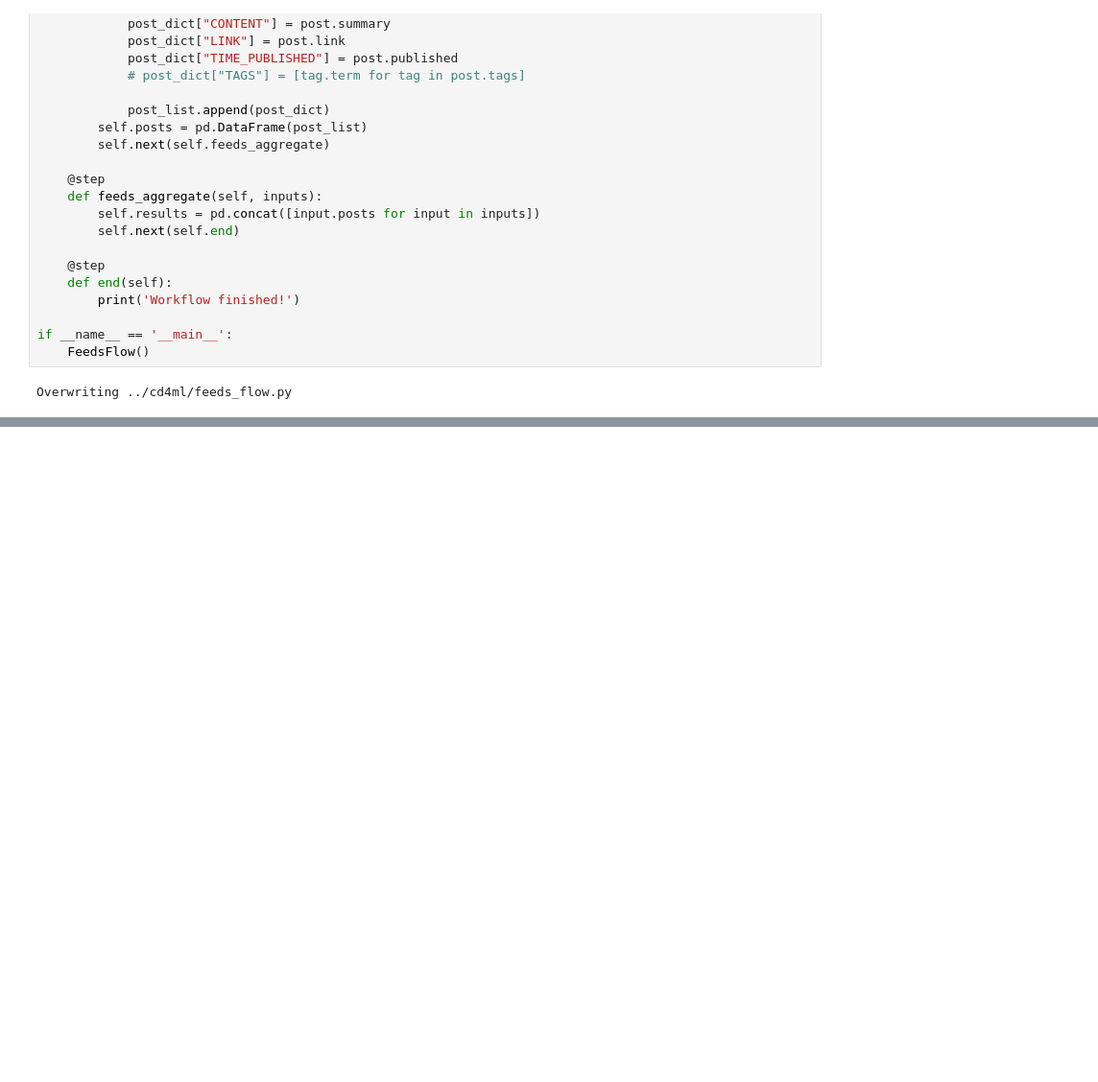
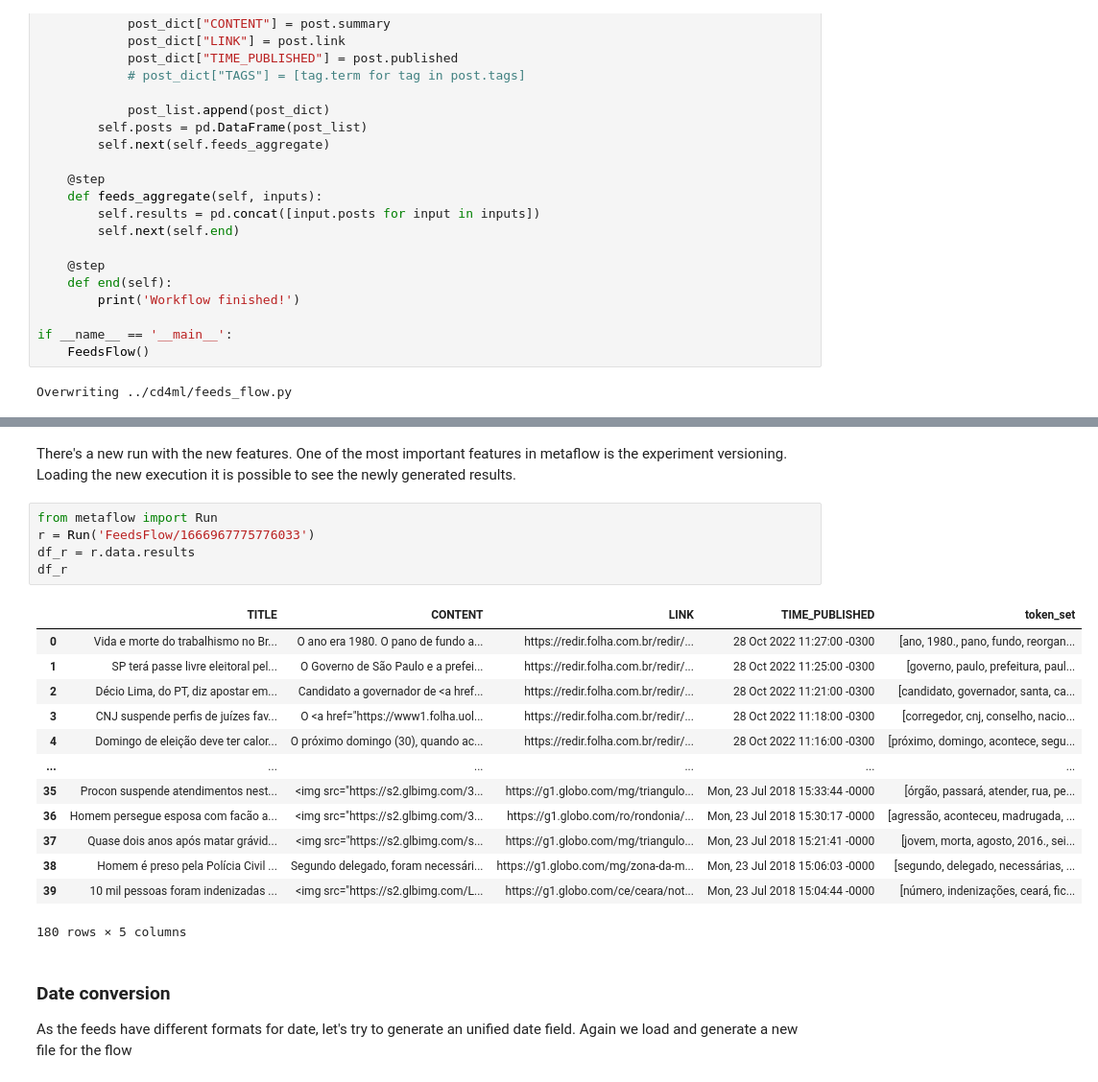
Before and after one commit to eduardosan/cd4ml-metaflow, a Jupyter notebook: notebooks/workflow_demo.ipynb, the cells around one changed output, grey strips where cells are left out. Shown at 96% size. Drawn from its saved outputs; the diff is of its cells as text; blank space fills up the shorter version.

```diff
--- a/notebooks/workflow_demo.ipynb
+++ b/notebooks/workflow_demo.ipynb
@@ -170,0 +393,25 @@ Running pylint...
+# %% [markdown]
+There's a new run with the new features. One of the most important features in metaflow is the experiment versioning. Loading the new execution it is possible to see the newly generated results.
+# %%
+from metaflow import Run
+r = Run('FeedsFlow/1666967775776033')
+df_r = r.data.results
+df_r
+# %% [output]
+|  | TITLE | CONTENT | LINK | TIME_PUBLISHED | token_set |
+| 0 | Vida e morte do trabalhismo no Br... | O ano era 1980. O pano de fundo a... | https://redir.folha.com.br/redir/... | 28 Oct 2022 11:27:00 -0300 | [ano, 1980., pano, fundo, reorgan... |
+| 1 | SP terá passe livre eleitoral pel... | O Governo de São Paulo e a prefei... | https://redir.folha.com.br/redir/... | 28 Oct 2022 11:25:00 -0300 | [governo, paulo, prefeitura, paul... |
+| 2 | Décio Lima, do PT, diz apostar em... | Candidato a governador de <a href... | https://redir.folha.com.br/redir/... | 28 Oct 2022 11:21:00 -0300 | [candidato, governador, santa, ca... |
+| 3 | CNJ suspende perfis de juízes fav... | O <a href="https://www1.folha.uol... | https://redir.folha.com.br/redir/... | 28 Oct 2022 11:18:00 -0300 | [corregedor, cnj, conselho, nacio... |
+| 4 | Domingo de eleição deve ter calor... | O próximo domingo (30), quando ac... | https://redir.folha.com.br/redir/... | 28 Oct 2022 11:16:00 -0300 | [próximo, domingo, acontece, segu... |
+| ... | ... | ... | ... | ... | ... |
+| 35 | Procon suspende atendimentos nest... | <img src="https://s2.glbimg.com/3... | https://g1.globo.com/mg/triangulo... | Mon, 23 Jul 2018 15:33:44 -0000 | [órgão, passará, atender, rua, pe... |
+| 36 | Homem persegue esposa com facão a... | <img src="https://s2.glbimg.com/3... | https://g1.globo.com/ro/rondonia/... | Mon, 23 Jul 2018 15:30:17 -0000 | [agressão, aconteceu, madrugada, ... |
+| 37 | Quase dois anos após matar grávid... | <img src="https://s2.glbimg.com/s... | https://g1.globo.com/mg/triangulo... | Mon, 23 Jul 2018 15:21:41 -0000 | [jovem, morta, agosto, 2016., sei... |
+| 38 | Homem é preso pela Polícia Civil ... | Segundo delegado, foram necessári... | https://g1.globo.com/mg/zona-da-m... | Mon, 23 Jul 2018 15:06:03 -0000 | [segundo, delegado, necessárias, ... |
+| 39 | 10 mil pessoas foram indenizadas ... | <img src="https://s2.glbimg.com/L... | https://g1.globo.com/ce/ceara/not... | Mon, 23 Jul 2018 15:04:44 -0000 | [número, indenizações, ceará, fic... |
+180 rows × 5 columns
+# %% [markdown]
+### Date conversion
+
+As the feeds have different formats for date, let's try to generate an unified date field. Again we load and generate a new file for the flow
```
Also changed, not shown: parts of 35 cells of this notebook, 5 other files.
